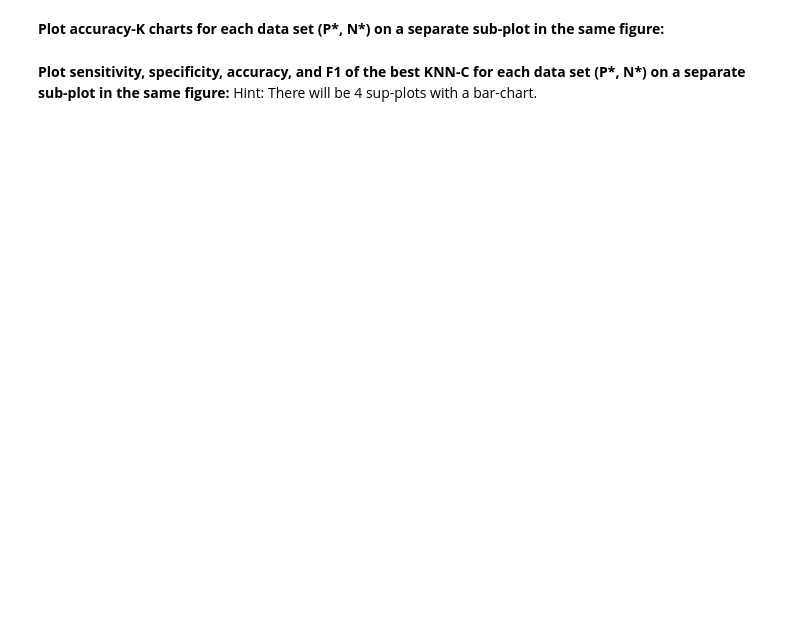
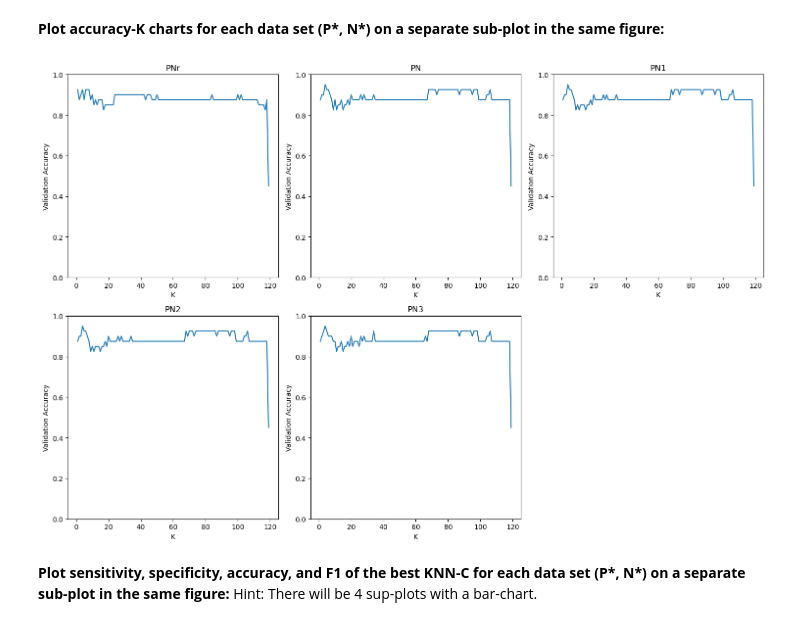
Before and after one commit to arlemoine/cmps470_circuit_breakers, a Jupyter notebook: Challenge_1/C1_2.ipynb, the cells around one changed output. Drawn from its saved outputs; the diff is of its cells as text; code cells hidden in the pictures; blank space fills up the shorter version.

```diff
--- a/Challenge_1/C1_2.ipynb
+++ b/Challenge_1/C1_2.ipynb
@@ -463,2 +530,62 @@ def plotKChart():
+# %%
+def plotKCharts():
+
+    # Create a 2x3 grid of subplots
+    fig, axes = plt.subplots(2, 3, figsize=(15, 10))
+    axes = axes.flatten()
+
+    # Looping through datasets
+    for i, (name, df) in enumerate(datasets):
+        ax = axes[i]
+
+        # Splitting the datasets
+        trn, val, tst = getData(df, pRatio)
+
+        # Extracting features from the training and validation sets
+        X_train = trn[['b1', 'b2']].values
+        X_val = val[['b1', 'b2']].values
+
+        # Encoding the labels
+        encoder = LabelEncoder()
+        y_train = encoder.fit_transform(trn['label'])
+        y_val = encoder.transform(val['label'])
+
+        # Defining a range of possible k values
+        k_values = list(range(1, len(X_train)))
+        accuracies = []
+
+        # Looping over each k value.
+        for k in k_values:
+            #Using Manhattan distance to initalize and train a KNN classifier
+            knn = KNeighborsClassifier(n_neighbors=k, metric='manhattan')
+            knn.fit(X_train, y_train)
+
+            # Predicting validation labels
+            y_pred_val = knn.predict(X_val)
+
+            # Calculating the validation accuracy and storing it
+            acc = accuracy_score(y_val, y_pred_val)
+            accuracies.append(acc)
+
+        # Ploting accuracy vs. k curve
+        ax.plot(k_values, accuracies, linestyle='-')
+        ax.set_title(name)
+        ax.set_xlabel("K")
+        ax.set_ylabel("Validation Accuracy")
+        ax.set_ylim(0, 1)
+
+    # Hiding empty subplot
+    if len(datasets) < len(axes):
+        for j in range(len(datasets), len(axes)):
+            axes[j].axis('off')
+
+    # Cleaning up plots
+    plt.tight_layout()
+    plt.show()
+    plt.savefig("Plot_accuracy_KCharts.png")
+
+plotKCharts()
+# %% [output]
+[figure, added]
 # %% [markdown]
 <b>Plot sensitivity, specificity, accuracy, and F1 of the best KNN-C for each data set (P\*, N\*) on a separate sub-plot in the same figure:</b> Hint: There will be 4 sup-plots with a bar-chart.
```
Also changed, not shown: parts of 7 cells of this notebook.
